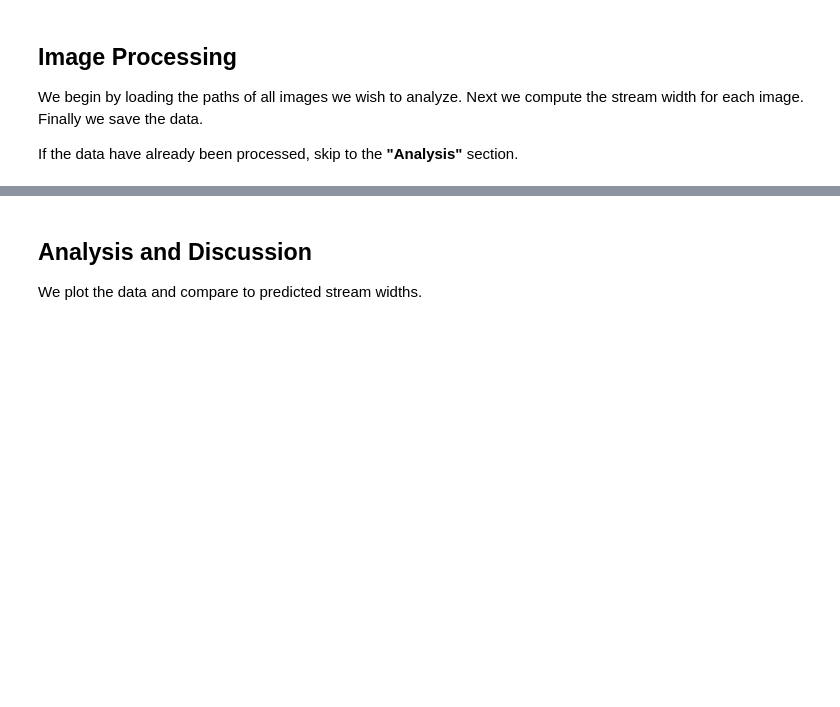
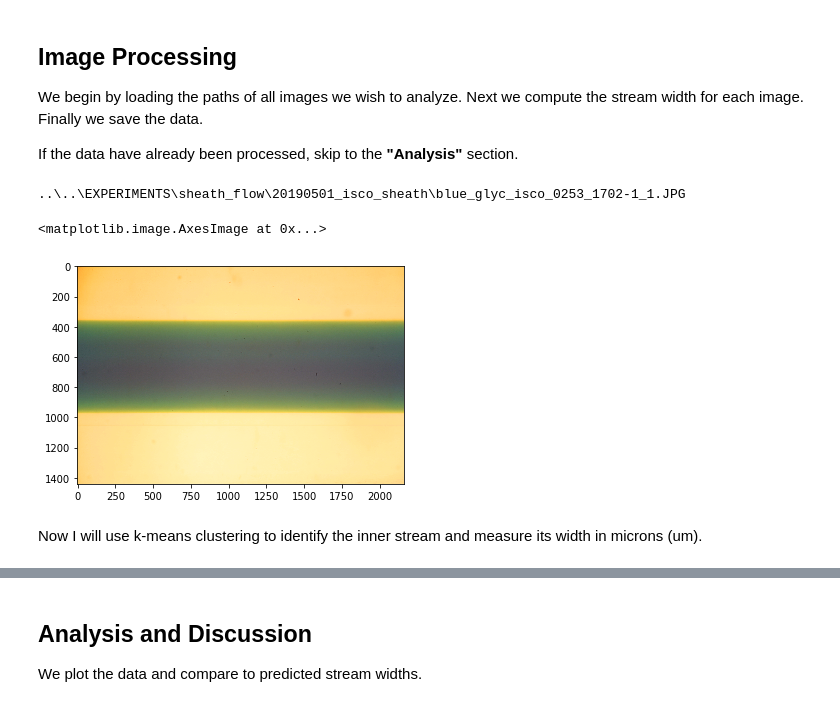
Before and after one commit to andylitalo/foaming-analysis, a Jupyter notebook: 20190429_isco_sheath.ipynb, the cells around one changed output, grey strips where cells are left out. Saved outputs shown, nothing was run; the diff lists cells and outputs as text; code cells hidden in the pictures; blank space fills up the shorter version.

Commit message:
first draft of sheath flow analysis--testing now

```diff
--- a/20190429_isco_sheath.ipynb
+++ b/20190429_isco_sheath.ipynb
@@ -25,0 +107,34 @@ df.to_csv(data_save_name, index=False)
+# %%
+# Image processing parameters
+data_folder = '..\\..\\EXPERIMENTS\\sheath_flow\\20190501_isco_sheath\\'
+bf_file_name = 'bf_glyc_2.jpg'
+im_hdr = 'blue_glyc_isco_*_*_*.jpg'
+data_save_name = '20190501_stream_widths.csv'
+columns = ['stream width [um]', 'standard deviation [um]']
+um_per_pix = 0.63 # from looking at a sample image and counting pixels across ID of capillary
+
+def parse_file_name(file_path, hdr='blue_glyc_isco_'):
+    """Parse file name for these experiments."""
+    # extract just the name of the file
+    file_name = file_path[file_path.find(hdr):]
+    # outer flow rate [uL/min]
+    Q_o = int(file_name[len(hdr):len(hdr)+4])
+    # inner flow rate [uL/min]
+    Q_i = int(file_name[len(hdr)+5:len(hdr)+9])
+    Q_i += float(file_name[len(hdr)+10])/10
+    # trial number
+    trial = int(file_name[-5])
+
+    return Q_i, Q_o, trial
+
+# Check out the first image
+im_path_list = data.get_filepaths(data_folder, im_hdr)
+print(im_path_list[0])
+im_sample = plt.imread(im_path_list[0])
+plt.imshow(im_sample)
+# %% [output]
+..\..\EXPERIMENTS\sheath_flow\20190501_isco_sheath\blue_glyc_isco_0253_1702-1_1.JPG
+<matplotlib.image.AxesImage at 0x...>
+[figure, added]
+# %% [markdown]
+Now I will use k-means clustering to identify the inner stream and measure its width in microns (um).
```
Also changed, not shown: parts of 17 cells of this notebook, 7 other files.
